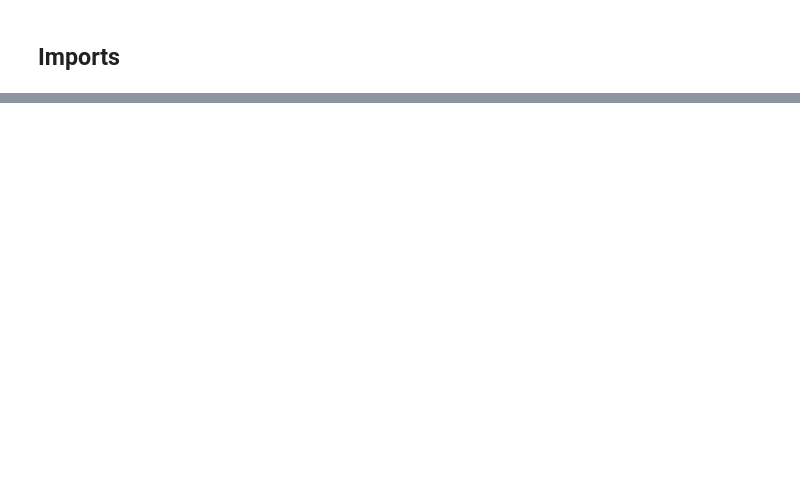
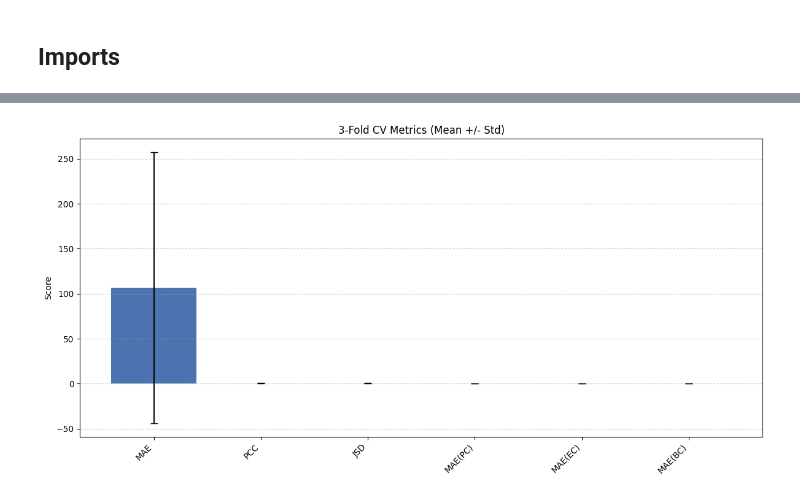
Before and after one commit to maplesugano/DGL2026_GroupCW, a Jupyter notebook: baseline.ipynb, the cells around one changed output, grey strips where cells are left out. Drawn from its saved outputs; the diff is of its cells as text; code cells hidden in the pictures; blank space fills up the shorter version.

```diff
--- a/baseline.ipynb
+++ b/baseline.ipynb
@@ -738,10 +44,0 @@ gcn_training_time = sum(gcn_epoch_times)
-# %%
-with torch.no_grad():
-    gcn.eval()
-    output = gcn(cora_test_A, cora_test_X)
-
-    _, predicted = torch.max(output, 1)
-
-    correct = (predicted == cora_test_y).sum().item()
-    total = cora_test_y.size(0)
-    gcn_accuracy = correct / total
@@ -817,7 +44,0 @@ Now, let's use the GCN that we **trained** in section 2.9
-# %%
-trained_gcn = gcn
-
-# Use the trained model
-preds = trained_gcn(cora_test_A, cora_test_X)
-
-visualize(preds, cora_test_y)
@@ -843,0 +222,76 @@ Solution will be posted soon!
+# %%
+lr_vecs, hr_vecs = load_train_data(TRAIN_LR_PATH, TRAIN_HR_PATH)
+
+lr_mats = vectors_to_matrices(lr_vecs, 160).astype(np.float32)
+hr_vecs = hr_vecs.astype(np.float32)
+
+print("LR vectors:", lr_vecs.shape)
+print("HR vectors:", hr_vecs.shape)
+print("LR matrices:", lr_mats.shape)
+
+kfold = KFold(n_splits=3, shuffle=True, random_state=RANDOM_SEED)
+all_fold_metrics = []
+
+for fold_idx, (train_idx, val_idx) in enumerate(kfold.split(lr_mats), start=1):
+    print(f"\n=== Fold {fold_idx}/3 ===")
+
+    train_adj = torch.from_numpy(lr_mats[train_idx])
+    train_hr = torch.from_numpy(hr_vecs[train_idx])
+    val_adj = torch.from_numpy(lr_mats[val_idx])
+    val_hr = torch.from_numpy(hr_vecs[val_idx])
+
+    train_loader = DataLoader(
+        TensorDataset(train_adj, train_hr),
+        batch_size=BATCH_SIZE,
+        shuffle=True,
+        drop_last=False,
+    )
+    val_loader = DataLoader(
+        TensorDataset(val_adj, val_hr),
+        batch_size=BATCH_SIZE,
+        shuffle=False,
+        drop_last=False,
+    )
+
+    model = SGCBaseline(
+        lr_nodes=160,
+        k_prop=K_PROP,
+        hidden_dim=HIDDEN_DIM,
+        mlp_dim=MLP_DIM,
+        out_dim=hr_vecs.shape[1],
+    ).to(DEVICE)
+
+    optimizer = torch.optim.Adam(model.parameters(), lr=LR)
+    loss_fn = nn.L1Loss()
+
+    for epoch in range(1, EPOCHS + 1):
+        loss = train_epoch(model, train_loader, optimizer, loss_fn)
+        if epoch % 20 == 0:
+            print(f"Epoch {epoch:03d} | Train MAE: {loss:.6f}")
+
+    preds = predict(model, val_loader)
+
+    # Save fold predictions for submission.
+    fold_csv = os.path.join(OUTPUT_DIR, f"predictions_fold_{fold_idx}.csv")
+    save_predictions_csv(preds, fold_csv)
+
+    metrics = compute_metrics(preds, hr_vecs[val_idx])
+    all_fold_metrics.append(metrics)
+
+    print("Fold metrics:")
+    for k, v in metrics.items():
+        print(f"  {k}: {v:.6f}")
+
+metric_names = list(all_fold_metrics[0].keys())
+means = [np.mean([m[n] for m in all_fold_metrics]) for n in metric_names]
+stds = [np.std([m[n] for m in all_fold_metrics]) for n in metric_names]
+
+plt.figure(figsize=(12, 6))
+plt.bar(metric_names, means, yerr=stds, capsize=4, color="#4C72B0")
+plt.xticks(rotation=45, ha="right")
+plt.title("3-Fold CV Metrics (Mean +/- Std)")
+plt.ylabel("Score")
+plt.grid(axis="y", linestyle="--", alpha=0.6)
+plt.tight_layout()
+plt.show()
+# %% [output]
@@ -843,0 +315 @@ Solution will be posted soon!
+[figure, added]
```
Also changed, not shown: parts of 61 cells of this notebook, 3 other files.
